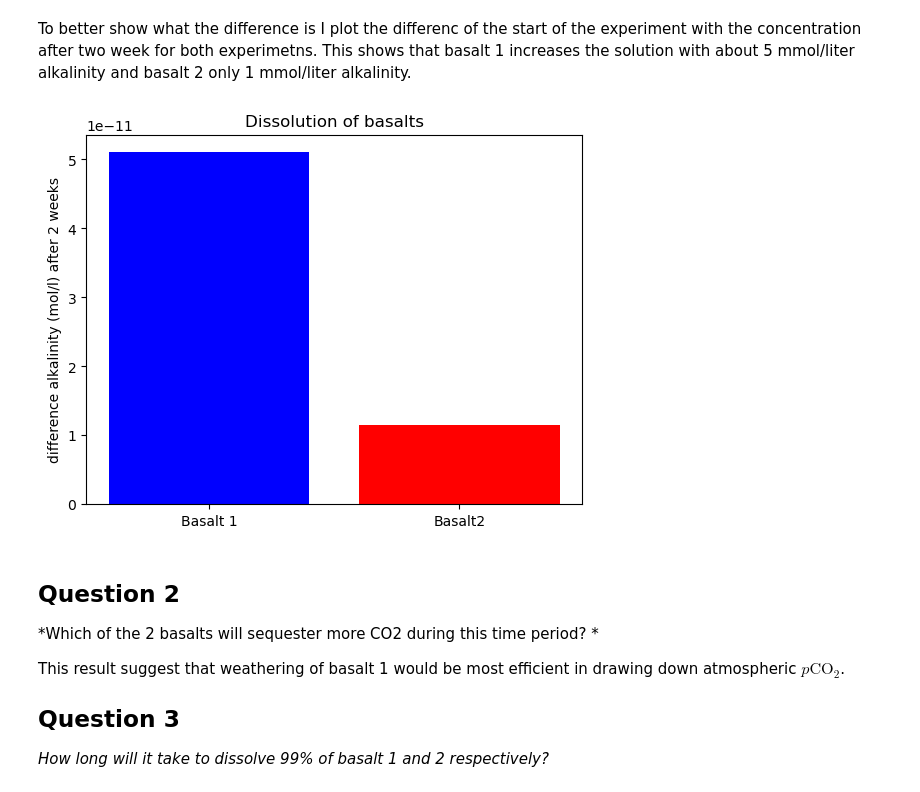
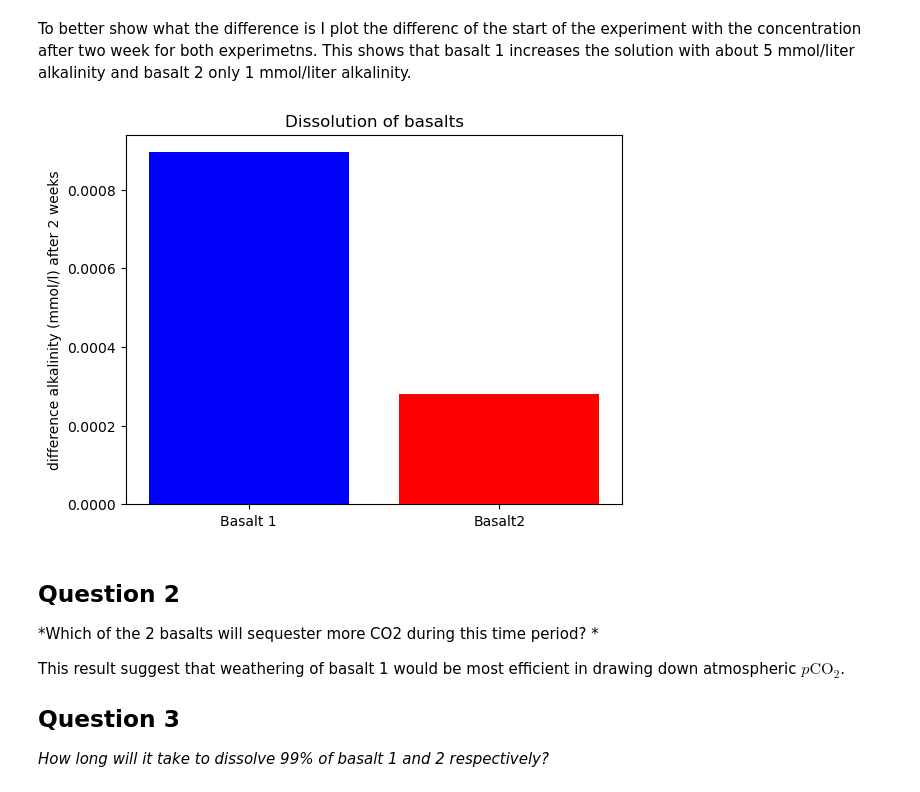
Before and after one commit to MartinSchobben/exercise_uantwerp, a Jupyter notebook: exercise_uantwerpen.ipynb, the cells around one changed output. Saved outputs shown, nothing was run; the diff lists cells and outputs as text; code cells hidden in the pictures.

```diff
--- a/exercise_uantwerpen.ipynb
+++ b/exercise_uantwerpen.ipynb
@@ -164,11 +175,11 @@ def calc_surface(mass, dens, total_ssa):
         vol_frac = np.append(vol_frac, (mass[i] * dens[i]) / tot_vol_frac.sum())
 
     # calculate relative ssa
-    ssa = vol_frac ** (2 / 3)
+    tot_rssa = vol_frac ** (2 / 3)
     for i in range(len(vol_frac)):
-        rssa = np.append(rssa, (vol_frac[i]  ** (2 / 3)) / ssa.sum())
+        rssa = np.append(rssa, (vol_frac[i]  ** (2 / 3)) / tot_rssa.sum())
 
-    return tuple(rssa * total_ssa * mass / 1e4)
+    return tuple(rssa * total_ssa *  mass)
 
 # arrays of masses
 mass1 = np.array([mass_for1, mass_plag1, mass_diop1])
@@ -222,2 +254,28 @@ def ratefun(sol, dm, m0, A0, V, species):
+# %%
+def calc_rate_const(k_acid, eapp_acid, n_acid, k_neut, eapp_neut, k_base, eapp_base, n_base):
+    def rate_const(sol) :
+        """
+        R = gas constant 8.314e-3 J / K / mol 1.987 cal / mol * K
+        eapp activation energy (Kj/mol)
+        T = K
+        k = moles/m2/s
+        n = acitivity
+
+        """
+        temp = sol.copy()
+        dif_temp = 1 / temp.temperature - 1 / 298.15
+        hplus = temp.total("H+", 'mol')
+
+        r_acid = k_acid * math.exp((-eapp_acid / 8.314) * dif_temp) * (hplus ** n_acid)
+        r_neut = k_neut * math.exp((-eapp_neut / 8.314) * dif_temp)
+        r_base = k_base * math.exp((-eapp_base / 8.314) * dif_temp) * (hplus ** n_base)
+
+        return r_acid + r_neut + r_base
+    return rate_const
+
+# function to calculate rate constant diopside
+k_diop = calc_rate_const(k_acid = 10 ** -6.36, eapp_acid = 96.1, n_acid = 0.71,  k_neut = 10 ** -11.11, eapp_neut = 40.6, k_base = 0, eapp_base = 0,  n_base = 0)
+k_for = calc_rate_const(k_acid = 10 ** -6.85, eapp_acid = 67.2, n_acid = 0.74,  k_neut = 10 ** -10.64, eapp_neut = 79, k_base = 0, eapp_base = 0,  n_base = 0)
+k_plag = calc_rate_const(k_acid = 10 ** -7.87, eapp_acid = 42.1, n_acid = 0.626,  k_neut = 10 ** -10.91, eapp_neut = 45.2, k_base = 0, eapp_base = 0,  n_base = 0)
 # %% [markdown]
 The following function solves the previous defined ordinary differential equation.
@@ -293,21 +346,21 @@ To better show what the difference is I plot the differenc of the start of the e
 # %%
 # bar plot of difference
 fig, ax = plt.subplots()
 
 # difference in alkalinity over two weeks
-diff_diop1 = y_diop1[-1] - y_diop1[0]
-diff_diop2 = y_diop2[-1] - y_diop2[0]
-diffs = [diff_diop1, diff_diop2]
+diff1 = (y_diop1[-1] + y_for1[-1] + y_plag1[-1]) - (y_diop1[0] + y_for1[0] + y_plag1[0])
+diff2 = (y_diop2[-1] + y_for2[-1] + y_plag2[-1]) - (y_diop2[0] + y_for2[0] + y_plag2[0])
+diffs = [diff1, diff2]
 names = ['Basalt 1', 'Basalt2']
 
 # barplot
 ax.bar(names, diffs, label=names, color=['blue', 'red'])
-ax.set_ylabel('difference alkalinity (mol/l) after 2 weeks')
+ax.set_ylabel('difference alkalinity (mmol/l) after 2 weeks')
 ax.set_title('Dissolution of basalts')
 
 plt.show()
 # %% [output]
-[figure, old version]
+[figure, new version]
 # %% [markdown]
 ## Question 2
 
```
Also changed, not shown: parts of 13 cells of this notebook, 2 other files.
